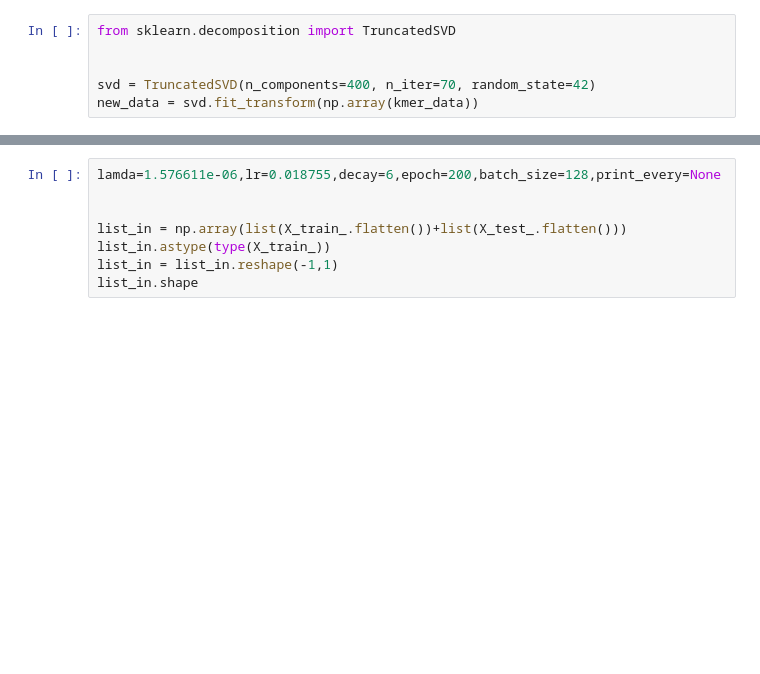
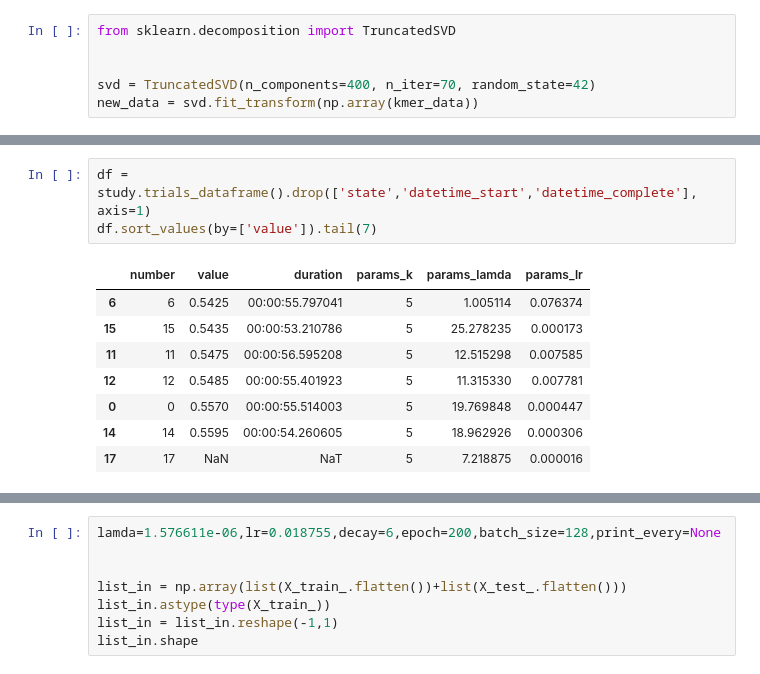
Before and after one commit to IsraelAbebe/kernel-ammi-kaggle-Team-IS, a Jupyter notebook: israel/logisticregression.ipynb, the cells around one changed output, grey strips where cells are left out. Drawn from its saved outputs; the diff is of its cells as text; blank space fills up the shorter version.

```diff
--- a/israel/logisticregression.ipynb
+++ b/israel/logisticregression.ipynb
@@ -261 +269,13 @@ overflow encountered in exp
 KeyboardInterrupt:
+# %%
+df = study.trials_dataframe().drop(['state','datetime_start','datetime_complete'], axis=1)
+df.sort_values(by=['value']).tail(7)
+# %% [output]
+|  | number | value | duration | params_k | params_lamda | params_lr |
+| 6 | 6 | 0.5425 | 00:00:55.797041 | 5 | 1.005114 | 0.076374 |
+| 15 | 15 | 0.5435 | 00:00:53.210786 | 5 | 25.278235 | 0.000173 |
+| 11 | 11 | 0.5475 | 00:00:56.595208 | 5 | 12.515298 | 0.007585 |
+| 12 | 12 | 0.5485 | 00:00:55.401923 | 5 | 11.315330 | 0.007781 |
+| 0 | 0 | 0.5570 | 00:00:55.514003 | 5 | 19.769848 | 0.000447 |
+| 14 | 14 | 0.5595 | 00:00:54.260605 | 5 | 18.962926 | 0.000306 |
+| 17 | 17 | NaN | NaT | 5 | 7.218875 | 0.000016 |
```
Also changed, not shown: parts of 6 cells of this notebook, 3 other files.
